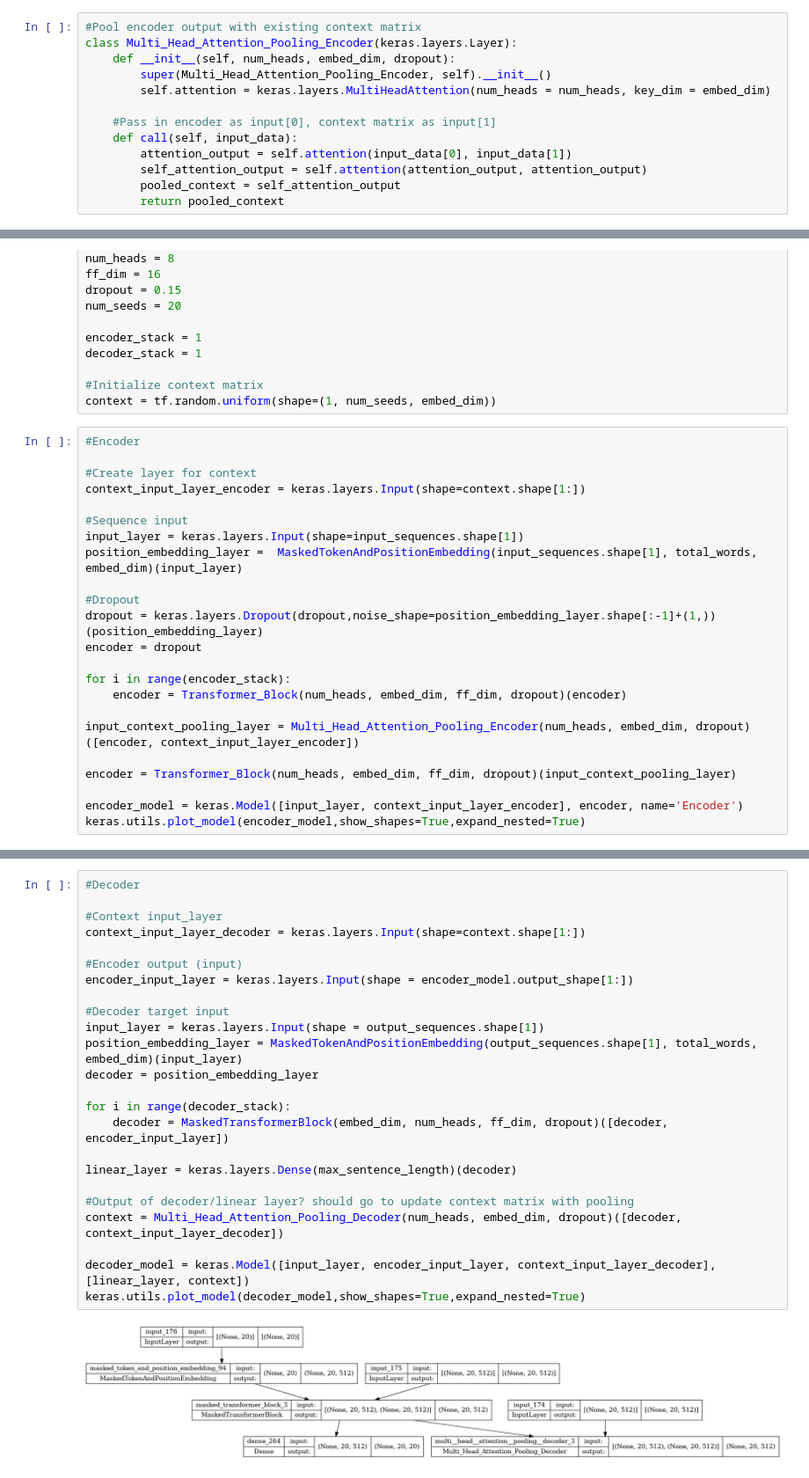
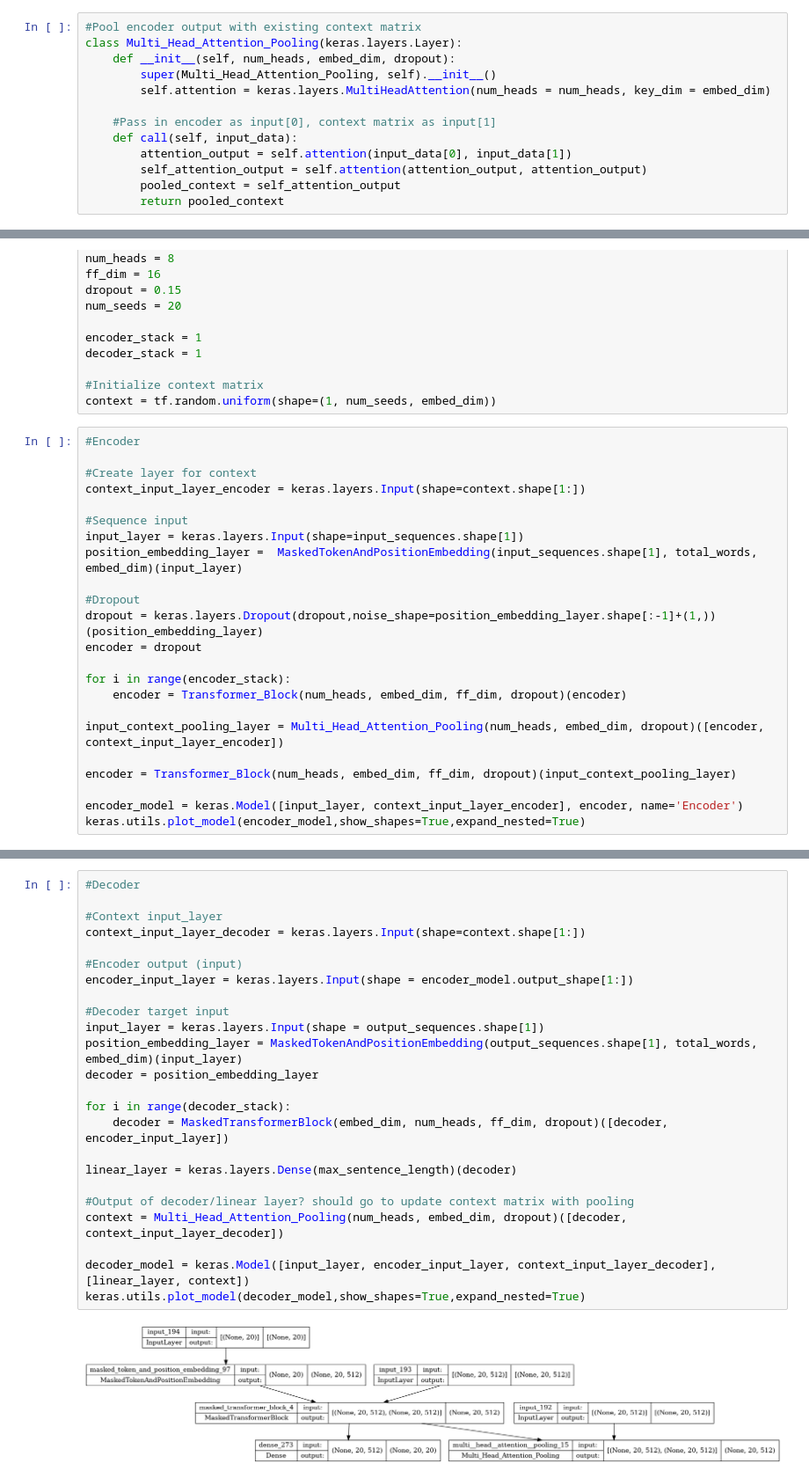
Before and after one commit to CSCI4850/s22-team3-project, a Jupyter notebook: Alternate_Transformer.ipynb, the cells around one changed output, grey strips where cells are left out. Shown at 88% size. Cells and saved outputs as stored; diff of their text form.

```diff
--- a/Alternate_Transformer.ipynb
+++ b/Alternate_Transformer.ipynb
@@ -165,9 +165,9 @@ class MaskedTokenAndPositionEmbedding(keras.layers.Layer):
         return x + positions
 # %%
 #Pool encoder output with existing context matrix
-class Multi_Head_Attention_Pooling_Encoder(keras.layers.Layer):
+class Multi_Head_Attention_Pooling(keras.layers.Layer):
     def __init__(self, num_heads, embed_dim, dropout):
-        super(Multi_Head_Attention_Pooling_Encoder, self).__init__()
+        super(Multi_Head_Attention_Pooling, self).__init__()
         self.attention = keras.layers.MultiHeadAttention(num_heads = num_heads, key_dim = embed_dim)
 
     #Pass in encoder as input[0], context matrix as input[1]
@@ -278,7 +265,7 @@ encoder = dropout
 for i in range(encoder_stack):
     encoder = Transformer_Block(num_heads, embed_dim, ff_dim, dropout)(encoder)
 
-input_context_pooling_layer = Multi_Head_Attention_Pooling_Encoder(num_heads, embed_dim, dropout)([encoder, context_input_layer_encoder])
+input_context_pooling_layer = Multi_Head_Attention_Pooling(num_heads, embed_dim, dropout)([encoder, context_input_layer_encoder])
 
 encoder = Transformer_Block(num_heads, embed_dim, ff_dim, dropout)(input_context_pooling_layer)
 
@@ -289,26 +276,26 @@ keras.utils.plot_model(encoder_model,show_shapes=True,expand_nested=True)
 # %%
 #Decoder
 
 #Context input_layer
 context_input_layer_decoder = keras.layers.Input(shape=context.shape[1:])
 
 #Encoder output (input)
 encoder_input_layer = keras.layers.Input(shape = encoder_model.output_shape[1:])
 
 #Decoder target input
 input_layer = keras.layers.Input(shape = output_sequences.shape[1])
 position_embedding_layer = MaskedTokenAndPositionEmbedding(output_sequences.shape[1], total_words, embed_dim)(input_layer)
 decoder = position_embedding_layer
 
 for i in range(decoder_stack):
     decoder = MaskedTransformerBlock(embed_dim, num_heads, ff_dim, dropout)([decoder, encoder_input_layer])
 
 linear_layer = keras.layers.Dense(max_sentence_length)(decoder)
 
 #Output of decoder/linear layer? should go to update context matrix with pooling
-context = Multi_Head_Attention_Pooling_Decoder(num_heads, embed_dim, dropout)([decoder, context_input_layer_decoder])
+context = Multi_Head_Attention_Pooling(num_heads, embed_dim, dropout)([decoder, context_input_layer_decoder])
 
 decoder_model = keras.Model([input_layer, encoder_input_layer, context_input_layer_decoder], [linear_layer, context])
 keras.utils.plot_model(decoder_model,show_shapes=True,expand_nested=True)
 # %% [output]
-[figure, old version]
+[figure, new version]
```
Also changed, not shown: parts of 4 cells of this notebook.
